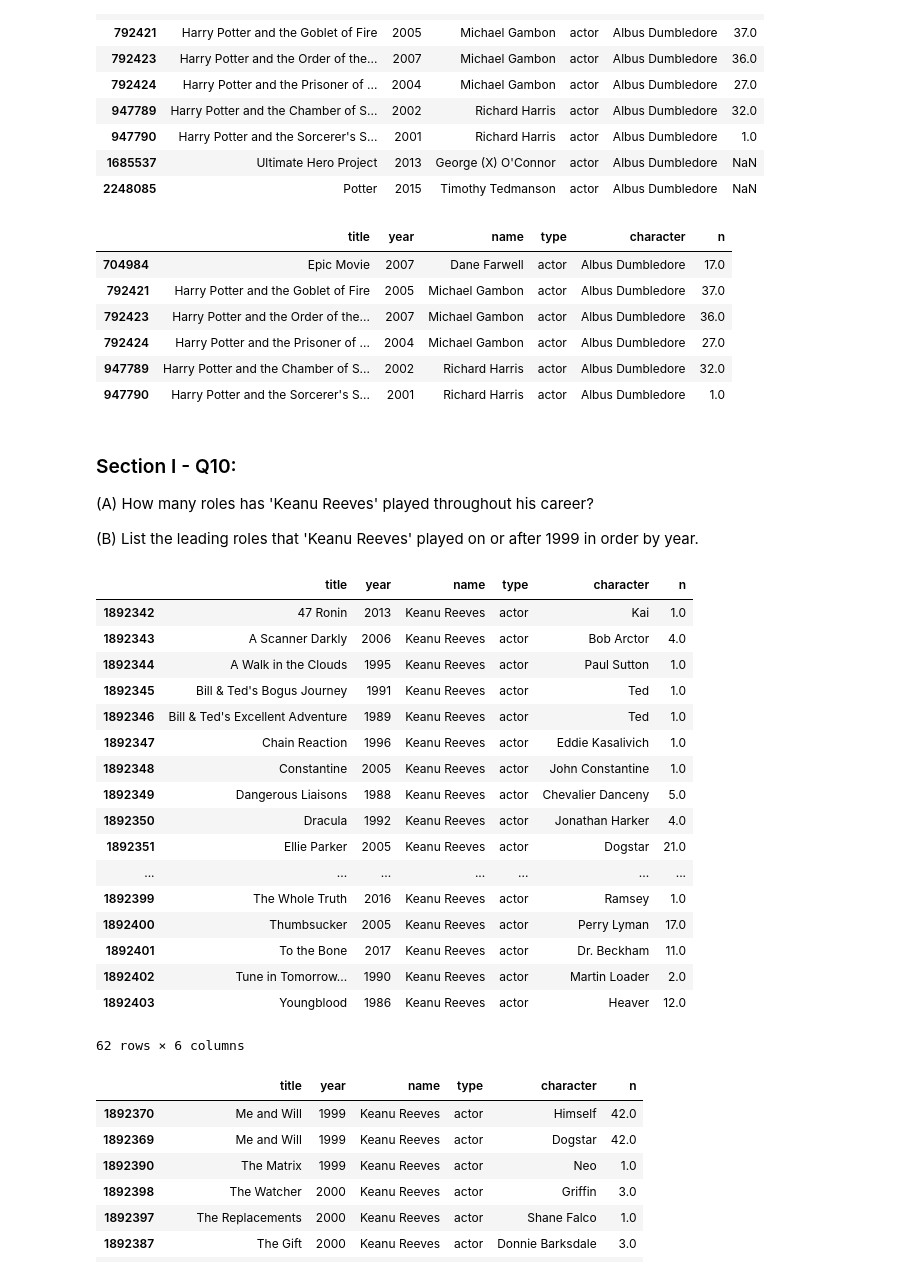
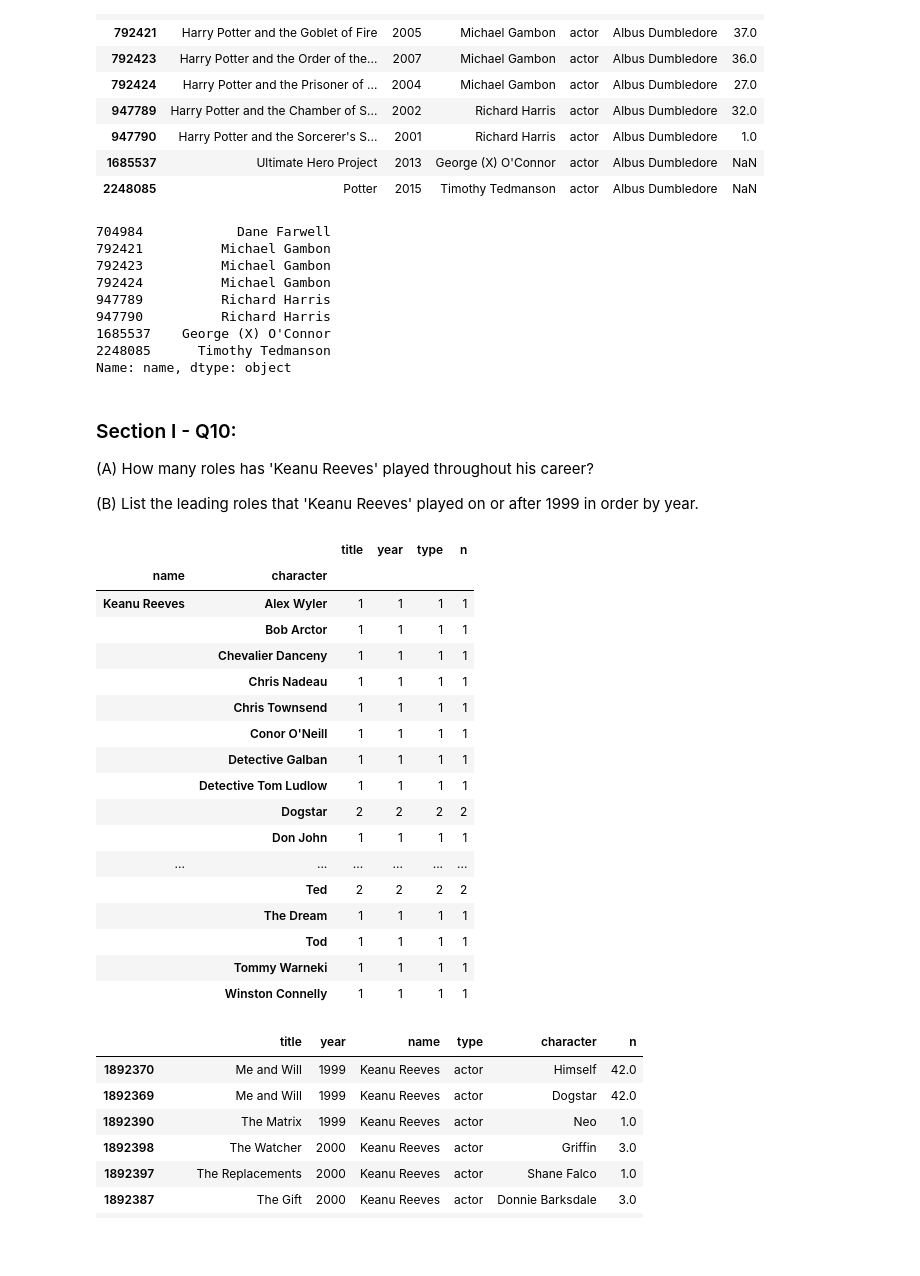
Before and after one commit to Purvi-Rekh/Pandas_mini_project, a Jupyter notebook: Mini_Project_Data_Wrangling_Pandas (1).ipynb, the cells around one changed output. Cells and saved outputs as stored; diff of their text form; code cells hidden in the pictures; blank space fills up the shorter version.

```diff
--- a/Mini_Project_Data_Wrangling_Pandas (1).ipynb
+++ b/Mini_Project_Data_Wrangling_Pandas (1).ipynb
@@ -323,15 +364,17 @@ cast[cast.character == "Albus Dumbledore"]
 | 1685537 | Ultimate Hero Project | 2013 | George (X) O'Connor | actor | Albus Dumbledore | NaN |
 | 2248085 | Potter | 2015 | Timothy Tedmanson | actor | Albus Dumbledore | NaN |
 # %%
-cast[(cast.character == "Albus Dumbledore") & (cast.n.isnull() == False)]
+cast[(cast.character == "Albus Dumbledore")]["name"]
 # %% [output]
-|  | title | year | name | type | character | n |
-| 704984 | Epic Movie | 2007 | Dane Farwell | actor | Albus Dumbledore | 17.0 |
-| 792421 | Harry Potter and the Goblet of Fire | 2005 | Michael Gambon | actor | Albus Dumbledore | 37.0 |
-| 792423 | Harry Potter and the Order of the... | 2007 | Michael Gambon | actor | Albus Dumbledore | 36.0 |
-| 792424 | Harry Potter and the Prisoner of ... | 2004 | Michael Gambon | actor | Albus Dumbledore | 27.0 |
-| 947789 | Harry Potter and the Chamber of S... | 2002 | Richard Harris | actor | Albus Dumbledore | 32.0 |
-| 947790 | Harry Potter and the Sorcerer's S... | 2001 | Richard Harris | actor | Albus Dumbledore | 1.0 |
+704984            Dane Farwell
+792421          Michael Gambon
+792423          Michael Gambon
+792424          Michael Gambon
+947789          Richard Harris
+947790          Richard Harris
+1685537    George (X) O'Connor
+2248085      Timothy Tedmanson
+Name: name, dtype: object
 # %% [markdown]
 ### Section I - Q10:
 
@@ -339,26 +382,26 @@ cast[(cast.character == "Albus Dumbledore") & (cast.n.isnull() == False)]
 
 (B) List the leading roles that 'Keanu Reeves' played on or after 1999 in order by year.
 # %%
-cast[cast.name == "Keanu Reeves"]
+cast[cast.name == "Keanu Reeves"].groupby(["name","character"]).count()
 # %% [output]
-|  | title | year | name | type | character | n |
-| 1892342 | 47 Ronin | 2013 | Keanu Reeves | actor | Kai | 1.0 |
-| 1892343 | A Scanner Darkly | 2006 | Keanu Reeves | actor | Bob Arctor | 4.0 |
-| 1892344 | A Walk in the Clouds | 1995 | Keanu Reeves | actor | Paul Sutton | 1.0 |
-| 1892345 | Bill & Ted's Bogus Journey | 1991 | Keanu Reeves | actor | Ted | 1.0 |
-| 1892346 | Bill & Ted's Excellent Adventure | 1989 | Keanu Reeves | actor | Ted | 1.0 |
-| 1892347 | Chain Reaction | 1996 | Keanu Reeves | actor | Eddie Kasalivich | 1.0 |
-| 1892348 | Constantine | 2005 | Keanu Reeves | actor | John Constantine | 1.0 |
-| 1892349 | Dangerous Liaisons | 1988 | Keanu Reeves | actor | Chevalier Danceny | 5.0 |
-| 1892350 | Dracula | 1992 | Keanu Reeves | actor | Jonathan Harker | 4.0 |
-| 1892351 | Ellie Parker | 2005 | Keanu Reeves | actor | Dogstar | 21.0 |
-| ... | ... | ... | ... | ... | ... | ... |
-| 1892399 | The Whole Truth | 2016 | Keanu Reeves | actor | Ramsey | 1.0 |
-| 1892400 | Thumbsucker | 2005 | Keanu Reeves | actor | Perry Lyman | 17.0 |
-| 1892401 | To the Bone | 2017 | Keanu Reeves | actor | Dr. Beckham | 11.0 |
-| 1892402 | Tune in Tomorrow... | 1990 | Keanu Reeves | actor | Martin Loader | 2.0 |
-| 1892403 | Youngblood | 1986 | Keanu Reeves | actor | Heaver | 12.0 |
+|  |  | title | year | type | n |
+| name | character |  |  |  |  |
+| Keanu Reeves | Alex Wyler | 1 | 1 | 1 | 1 |
+|  | Bob Arctor | 1 | 1 | 1 | 1 |
+|  | Chevalier Danceny | 1 | 1 | 1 | 1 |
+|  | Chris Nadeau | 1 | 1 | 1 | 1 |
+|  | Chris Townsend | 1 | 1 | 1 | 1 |
+|  | Conor O'Neill | 1 | 1 | 1 | 1 |
+|  | Detective Galban | 1 | 1 | 1 | 1 |
+|  | Detective Tom Ludlow | 1 | 1 | 1 | 1 |
+|  | Dogstar | 2 | 2 | 2 | 2 |
+|  | Don John | 1 | 1 | 1 | 1 |
+| ... | ... | ... | ... | ... | ... |
+|  | Ted | 2 | 2 | 2 | 2 |
+|  | The Dream | 1 | 1 | 1 | 1 |
+|  | Tod | 1 | 1 | 1 | 1 |
+|  | Tommy Warneki | 1 | 1 | 1 | 1 |
+|  | Winston Connelly | 1 | 1 | 1 | 1 |
-62 rows × 6 columns
 # %%
 name_Keanu_main_cast = cast[(cast.name == "Keanu Reeves") & (cast.year >= 1999) & (cast.n.isnull() == False)].sort_values(by =["year"])
 name_Keanu_main_cast
```
Also changed, not shown: parts of 12 cells of this notebook.
